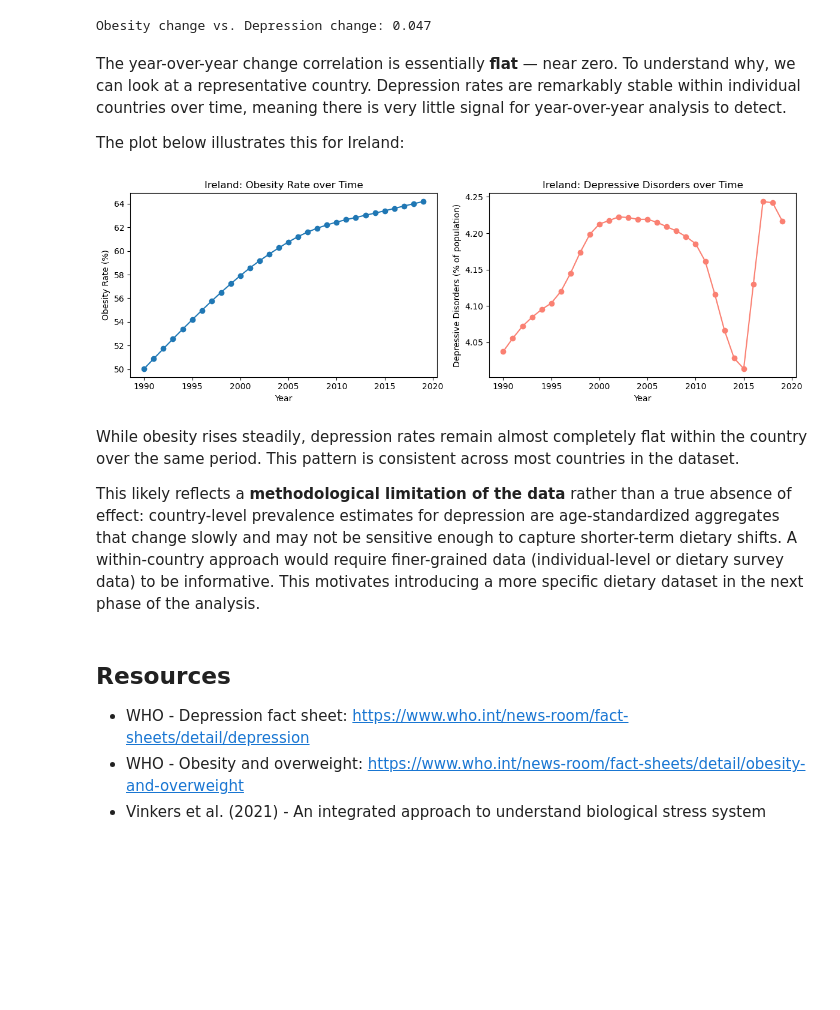
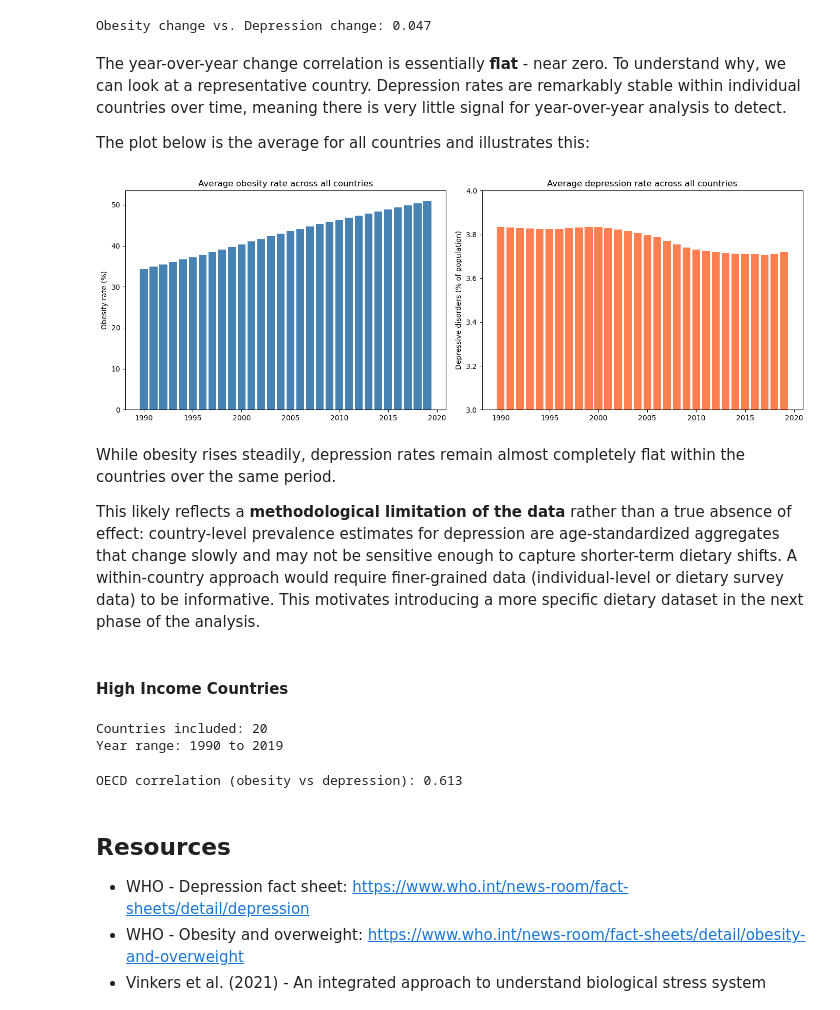
Before and after one commit to IvanOgnyanovGoranov/diet-obesity-mental-health-analysis, a Jupyter notebook: project.ipynb, the cells around one changed output. Cells and saved outputs as stored; diff of their text form; code cells hidden in the pictures; blank space fills up the shorter version.

Commit message:
Added Analisys on High Income Countries only

```diff
--- a/project.ipynb
+++ b/project.ipynb
@@ -108,8 +109,9 @@ After merging, we reduce the table to only the columns relevant to our analysis
 obesity_mental_health_df = obesity_mental_health_df[[
     "Entity",
     "Year",
-    'Depressive disorders (share of population) - Sex: Both - Age: Age-standardized',
-    'Prevalence of overweight among adults, BMI >= 25 (age-standardized estimate) (%) - Sex: both sexes - Age group: 18+  years of age'
+    "Depressive disorders (share of population) - Sex: Both - Age: Age-standardized",
+    "Anxiety disorders (share of population) - Sex: Both - Age: Age-standardized",
+    "Prevalence of overweight among adults, BMI >= 25 (age-standardized estimate) (%) - Sex: both sexes - Age group: 18+  years of age"
 ]]
 # %%
 # Rename columns for readability
@@ -117,6 +119,7 @@ obesity_mental_health_df = obesity_mental_health_df.rename(columns={
     "Entity": "country",
     "Year": "year",
     "Depressive disorders (share of population) - Sex: Both - Age: Age-standardized": "depressive_disorders",
+    "Anxiety disorders (share of population) - Sex: Both - Age: Age-standardized": "anxiety_disorders",
     "Prevalence of overweight among adults, BMI >= 25 (age-standardized estimate) (%) - Sex: both sexes - Age group: 18+  years of age": "obesity_rate"
 })
 # %% [markdown]
@@ -237,32 +280,56 @@ print(f"Obesity change vs. Depression change: {obesity_mental_health_df['obesity
 # %% [output]
 Obesity change vs. Depression change: 0.047
 # %% [markdown]
-The year-over-year change correlation is essentially **flat** — near zero. To understand why, we can look at a representative country. Depression rates are remarkably stable within individual countries over time, meaning there is very little signal for year-over-year analysis to detect.
+The year-over-year change correlation is essentially **flat** - near zero. To understand why, we can look at a representative country. Depression rates are remarkably stable within individual countries over time, meaning there is very little signal for year-over-year analysis to detect.
 
-The plot below illustrates this for Ireland:
+The plot below is the average for all countries and illustrates this:
 # %%
-fig, axes = plt.subplots(1, 2, figsize=(12, 4))
+yearly_avg = obesity_mental_health_df.groupby("year")[
+    ["obesity_rate", "depressive_disorders"]
+].mean()
 
-ireland = obesity_mental_health_df[obesity_mental_health_df["country"] == "Ireland"]
+fig, (ax1, ax2) = plt.subplots(1, 2, figsize=(14, 5))
 
-axes[0].plot(ireland["year"], ireland["obesity_rate"], marker='o')
-axes[0].set_title("Ireland: Obesity Rate over Time")
-axes[0].set_ylabel("Obesity Rate (%)")
-axes[0].set_xlabel("Year")
+ax1.bar(yearly_avg.index, yearly_avg["obesity_rate"], color="steelblue")
+ax1.set_title("Average obesity rate across all countries")
+ax1.set_ylabel("Obesity rate (%)")
 
-axes[1].plot(ireland["year"], ireland["depressive_disorders"], marker='o', color='salmon')
-axes[1].set_title("Ireland: Depressive Disorders over Time")
-axes[1].set_ylabel("Depressive Disorders (% of population)")
-axes[1].set_xlabel("Year")
+ax2.bar(yearly_avg.index, yearly_avg["depressive_disorders"], color="coral")
+ax2.set_title("Average depression rate across all countries")
+ax2.set_ylabel("Depressive disorders (% of population)")
+ax2.set_ylim(3.0, 4.0)
 
 plt.tight_layout()
 plt.show()
 # %% [output]
-[figure, old version]
+[figure, new version]
 # %% [markdown]
-While obesity rises steadily, depression rates remain almost completely flat within the country over the same period. This pattern is consistent across most countries in the dataset.
+While obesity rises steadily, depression rates remain almost completely flat within the countries over the same period.
 
 This likely reflects a **methodological limitation of the data** rather than a true absence of effect: country-level prevalence estimates for depression are age-standardized aggregates that change slowly and may not be sensitive enough to capture shorter-term dietary shifts. A within-country approach would require finer-grained data (individual-level or dietary survey data) to be informative. This motivates introducing a more specific dietary dataset in the next phase of the analysis.
+# %% [markdown]
+#### High Income Countries
+# %%
+high_income_countries = [
+    'Australia', 'Austria', 'Belgium', 'Canada', 'Denmark',
+    'Finland', 'France', 'Germany', 'Ireland', 'Italy',
+    'Japan', 'Netherlands', 'New Zealand', 'Norway', 'Portugal',
+    'Spain', 'Sweden', 'Switzerland', 'United Kingdom', 'United States'
+]
+
+oecd_df = obesity_mental_health_df[obesity_mental_health_df['country'].isin(high_income_countries)]
+print(f'Countries included: {oecd_df["country"].nunique()}')
+print(f'Year range: {oecd_df["year"].min()} to {oecd_df["year"].max()}')
+# %% [output]
+Countries included: 20
+Year range: 1990 to 2019
+# %%
+oecd_avg = oecd_df.groupby('country')[['obesity_rate', 'depressive_disorders']].mean().reset_index()
+
+corr_oecd = oecd_avg['obesity_rate'].corr(oecd_avg['depressive_disorders'])
+print(f'OECD correlation (obesity vs depression): {corr_oecd:.3f}')
+# %% [output]
+OECD correlation (obesity vs depression): 0.613
 # %% [markdown]
 ## Resources
 
```
Also changed, not shown: parts of 15 cells of this notebook.
